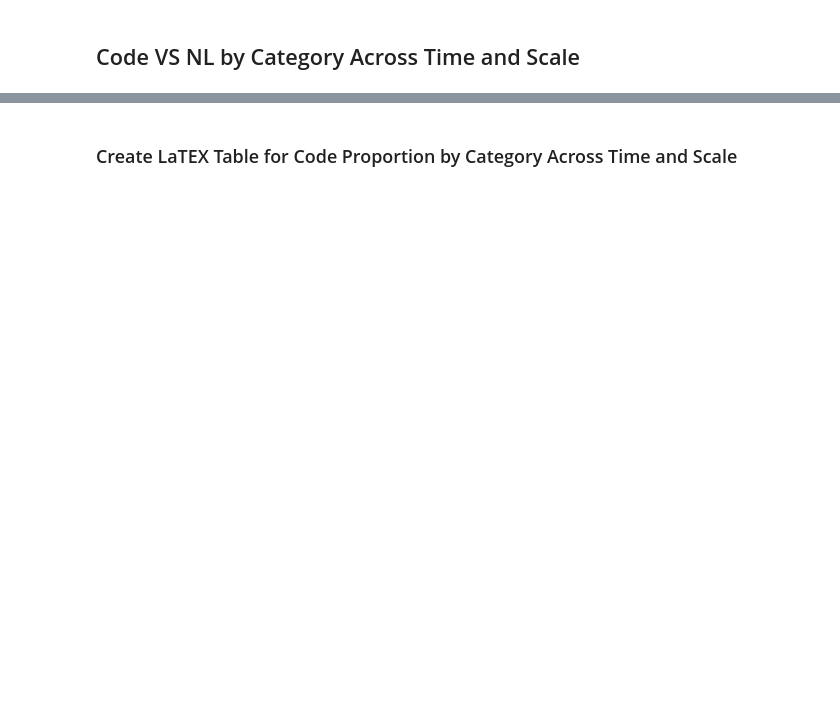
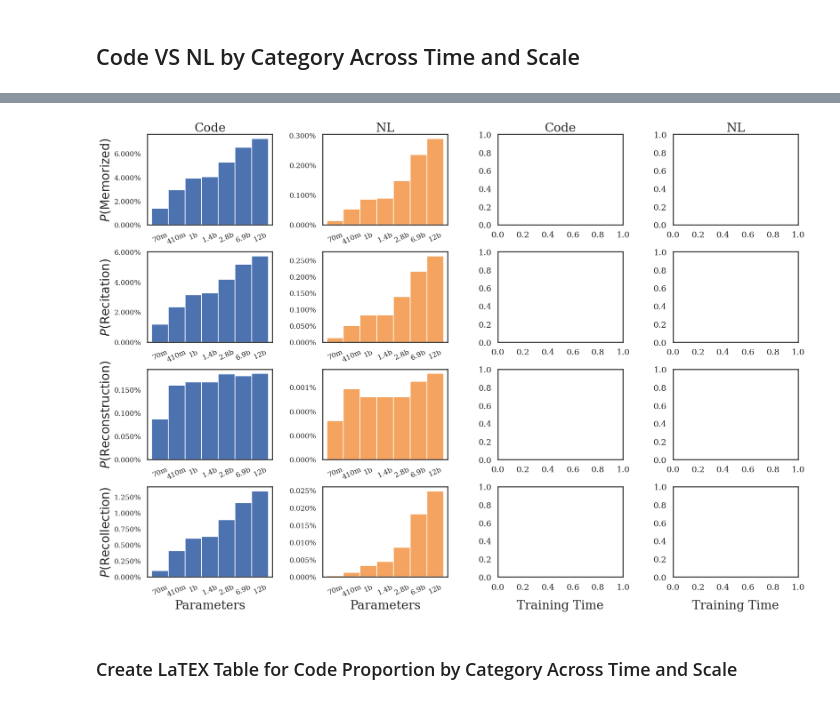
Before and after one commit to EleutherAI/semantic-memorization, a Jupyter notebook: working_dirs/kyle/results_analysis/results_analysis.ipynb, the cells around one changed output, grey strips where cells are left out. Cells and saved outputs as stored; diff of their text form; code cells hidden in the pictures; blank space fills up the shorter version.

```diff
--- a/working_dirs/kyle/results_analysis/results_analysis.ipynb
+++ b/working_dirs/kyle/results_analysis/results_analysis.ipynb
@@ -389,0 +628,3 @@ fig.savefig(f"{figures_path}/nl_code_counts_percents_across_time+scale.pdf", bbo
+# %%
+code_pile_sample = pile_sample_frame[pile_sample_frame["CodeType"] != "Uncertain"]
+code_pile_sample
@@ -389,0 +715,17 @@ fig.savefig(f"{figures_path}/nl_code_counts_percents_across_time+scale.pdf", bbo
+# %%
+p_memorized_records = []
+for sample_type in sample_types:
+    for model_name, category in pile_code_nl_category_counts_scale[sample_type]:
+        count_memories = pile_code_nl_category_counts_scale[sample_type][(model_name, category)]
+        all_sample_type_count = pile_code_nl_category_counts_scale[sample_type][(model_name, "All Samples")]
+        p_memorized = count_memories / all_sample_type_count
+        p_memorized_records.append({
+            "model": model_name,
+            "category": category,
+            "type": sample_type,
+            "count": count_memories,
+            "proportion": p_memorized
+        })
+
+p_memorized_frame_scale = pd.DataFrame(p_memorized_records)
+p_memorized_frame_scale
@@ -390,3 +746,53 @@ fig.savefig(f"{figures_path}/nl_code_counts_percents_across_time+scale.pdf", bbo
+# %%
+fig, axes = plt.subplots(4, 4, figsize=(20, 14))
+row_label_map = {
+    "All Memories": r"$P(\text{Memorized})$",
+    "Recitation": r"$P(\text{Recitation})$",
+    "Reconstruction": r"$P(\text{Reconstruction})$",
+    "Recollection": r"$P(\text{Recollection})$"
+}
+for row_index, row_category in tqdm(enumerate(["All Memories", "Recitation", "Reconstruction", "Recollection"]), desc="Plotting Categories", total=4):
+    row_counts_frame_code = p_memorized_frame_scale[(p_memorized_frame_scale["type"] == "Code") & (p_memorized_frame_scale["category"] == row_category)].set_index("model").reindex(split_to_param_count.keys()).dropna()
+    row_counts_frame_code.plot.bar(stacked=True, ax=axes[row_index, 0], rot=0, width=1, y="proportion")
+    axes[row_index, 0].yaxis.set_major_formatter(plt.FuncFormatter(lambda x, loc: "{:.3f}%".format(float(x * 100))))
+    axes[row_index, 0].tick_params(axis="x", labelsize=14, rotation=25)
+    axes[row_index, 0].tick_params(axis="y", labelsize=14)
+    axes[row_index, 0].set_ylabel(row_label_map[row_category], fontsize=24)
+
+    row_counts_frame_nl = p_memorized_frame_scale[(p_memorized_frame_scale["type"] == "NL") & (p_memorized_frame_scale["category"] == row_category)].set_index("model").reindex(split_to_param_count.keys()).dropna()
+    row_counts_frame_nl.plot.bar(stacked=True, ax=axes[row_index, 1], rot=0, width=1, y="proportion", color="sandybrown")
+    axes[row_index, 1].yaxis.set_major_formatter(plt.FuncFormatter(lambda x, loc: "{:.3f}%".format(float(x * 100))))
+    axes[row_index, 1].tick_params(axis="x", labelsize=14, rotation=25)
+    axes[row_index, 1].tick_params(axis="y", labelsize=14)
+
+    if row_index == 0:
+        axes[row_index, 0].set_title("Code", fontsize=24)
+        axes[row_index, 1].set_title("NL", fontsize=24)
+        axes[row_index, 2].set_title("Code", fontsize=24)
+        axes[row_index, 3].set_title("NL", fontsize=24)
+
+    if row_index == 3:
+        axes[row_index, 0].set_xlabel("Parameters", fontsize=24)
+        axes[row_index, 1].set_xlabel("Parameters", fontsize=24)
+        axes[row_index, 2].set_xlabel("Training Time", fontsize=24)
+        axes[row_index, 3].set_xlabel("Training Time", fontsize=24)
+    else:
+        axes[row_index, 0].set_xlabel("")
+        axes[row_index, 1].set_xlabel("")
+        axes[row_index, 2].set_xlabel("")
+        axes[row_index, 3].set_xlabel("")
+
+    axes[row_index, 0].get_legend().remove() if axes[row_index, 1].get_legend() else None
+    axes[row_index, 1].get_legend().remove() if axes[row_index, 1].get_legend() else None
+    axes[row_index, 2].get_legend().remove() if axes[row_index, 2].get_legend() else None
+    axes[row_index, 3].get_legend().remove() if axes[row_index, 3].get_legend() else None
+
+fig.align_xlabels()
+plt.tight_layout()
+plt.subplots_adjust(hspace=0.3, wspace=0.4)
+fig.savefig(f"{figures_path}/prob_memorized_nl_code_counts_percents_across_time+scale.pdf", bbox_inches="tight")
+# %% [output]
+[figure, added]
 # %% [markdown]
 ### Create LaTEX Table for Code Proportion by Category Across Time and Scale
 # %%
```
Also changed, not shown: parts of 25 cells of this notebook, 5 other files.
